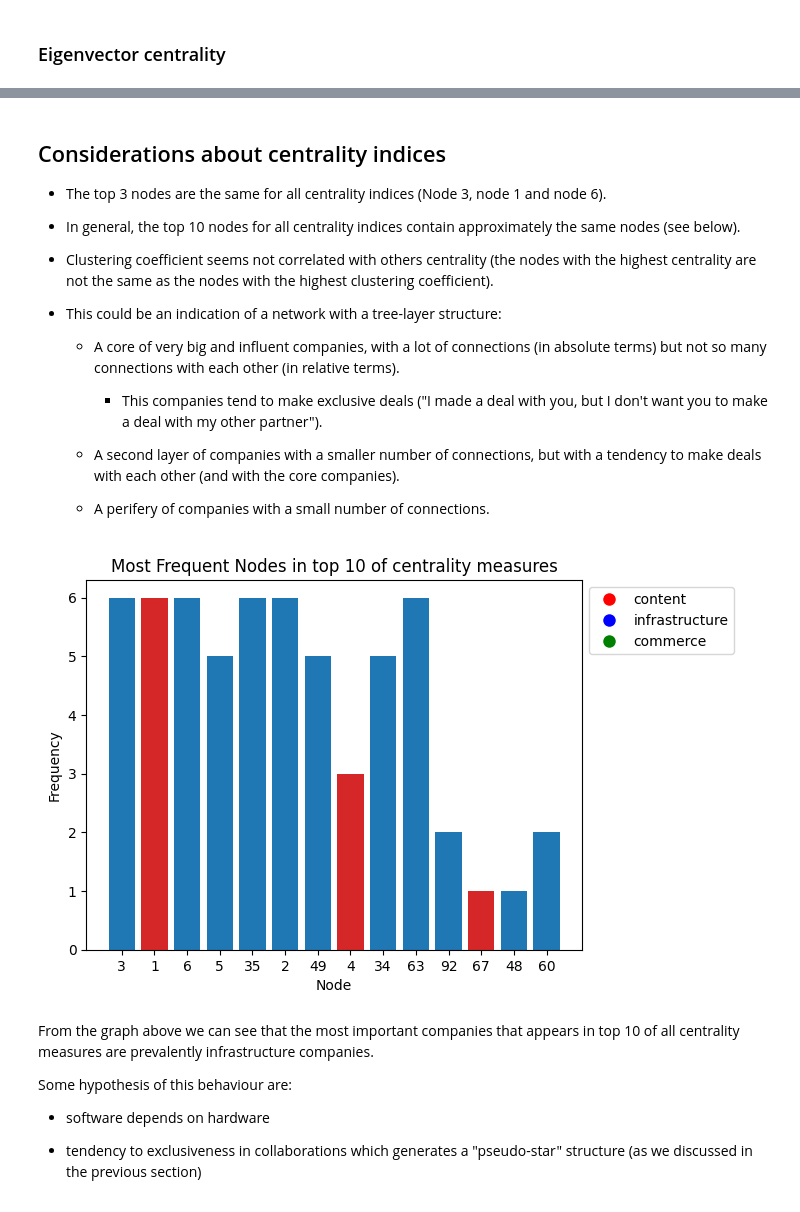
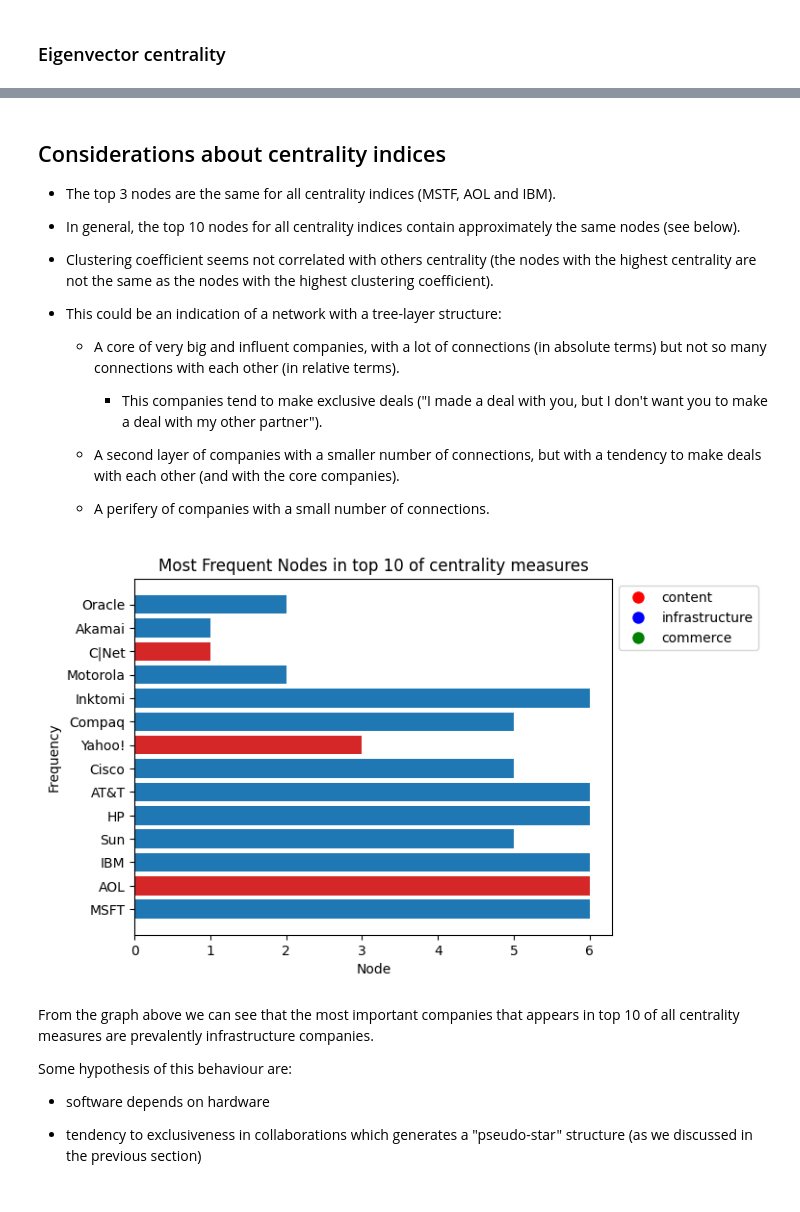
Before and after one commit to rik1599/advanced-data-science-2023, a Jupyter notebook: internet-industry-partnerships/internet-industry.partnership.ipynb, the cells around one changed output, grey strips where cells are left out. Cells and saved outputs as stored; diff of their text form; code cells hidden in the pictures.

```diff
--- a/internet-industry-partnerships/internet-industry.partnership.ipynb
+++ b/internet-industry-partnerships/internet-industry.partnership.ipynb
@@ -27,9 +27,10 @@ The goal of this notebook is to analyze the network, find the most important com
 # %% [markdown]
 # Graph construction
 # %%
-with open('internet-industry-partnerships.node_labels') as node_file:
-    for i,node_label in enumerate(node_file):
-        G.add_node(i+1, type=int(node_label))
+with open('internet-industry-partnerships.node_labels') as node_file, open('CompanyName.txt') as name_file:
+    for i, (node_label, node_name) in enumerate(zip(node_file, name_file)):
+        node_name = node_name.strip().split(' ')[1].replace('"', '')
+        G.add_node(i+1, type=int(node_label), name=node_name.strip())
 
 with open('internet-industry-partnerships.edges') as edge_file:
     for str_edge in edge_file:
@@ -402,7 +403,7 @@ Spectral Ratio computed by power method:  13.542925772908477
 # %% [markdown]
 ## Considerations about centrality indices
 
-- The top 3 nodes are the same for all centrality indices (Node 3, node 1 and node 6).
+- The top 3 nodes are the same for all centrality indices (MSTF, AOL and IBM).
 
 - In general, the top 10 nodes for all centrality indices contain approximately the same nodes (see below).
 
@@ -419,34 +420,34 @@ Spectral Ratio computed by power method:  13.542925772908477
 # %%
 # We will analyze all the top 10 to discover the most frequent nodes and their characteristics
 
 import collections
 
 def get_top(centrality, n=10):
     return [x[0] for x in sorted(centrality.items(), key=lambda x: x[1], reverse=True)[:n]]
 
 freq = get_top(nx.degree_centrality(G)) + \
     get_top(nx.betweenness_centrality(G)) + \
     get_top(nx.closeness_centrality(G)) + \
     get_top(bonacich) + \
     get_top(katz) + \
     get_top(nx.triangles(G))
 
 freq = collections.Counter(freq)
-names = [str(x) for x in freq.keys()]
+names = [G.nodes[x]['name'] for x in freq.keys()]
 values = list(freq.values())
 colors = [f'tab:{node_colors[G.nodes[x]["type"]-1]}' for x in freq.keys()]
-plt.bar(names, values, color=colors)
+plt.barh(names, values, color=colors)
 plt.xlabel('Node')
 plt.ylabel('Frequency')
 plt.title('Most Frequent Nodes in top 10 of centrality measures')
 plt.legend([
     Line2D([0], [0], marker='o', color='w', markerfacecolor=node_colors[0], markersize=10),
     Line2D([0], [0], marker='o', color='w', markerfacecolor=node_colors[1], markersize=10),
     Line2D([0], [0], marker='o', color='w', markerfacecolor=node_colors[2], markersize=10)
 ], labels, loc='upper left', bbox_to_anchor=(1, 1))
 plt.show()
 # %% [output]
-[figure, old version]
+[figure, new version]
 # %% [markdown]
 From the graph above we can see that the most important companies that appears in top 10 of all centrality measures are prevalently infrastructure companies.
 
```
Also changed, not shown: parts of 10 cells of this notebook, 5 other files.
